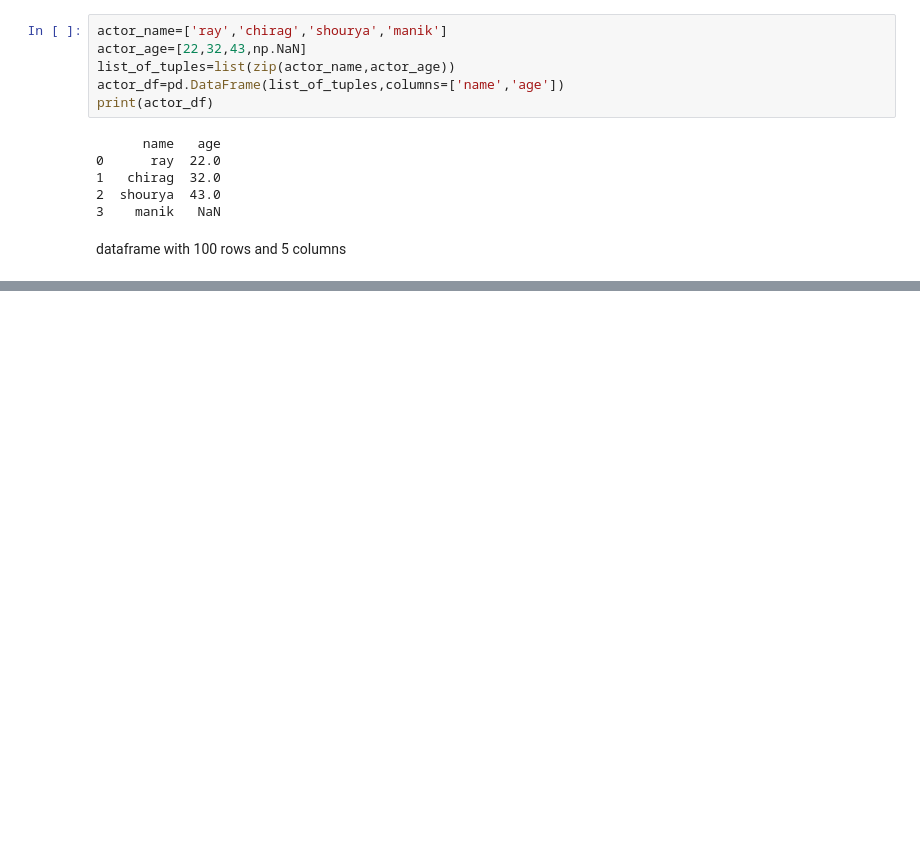
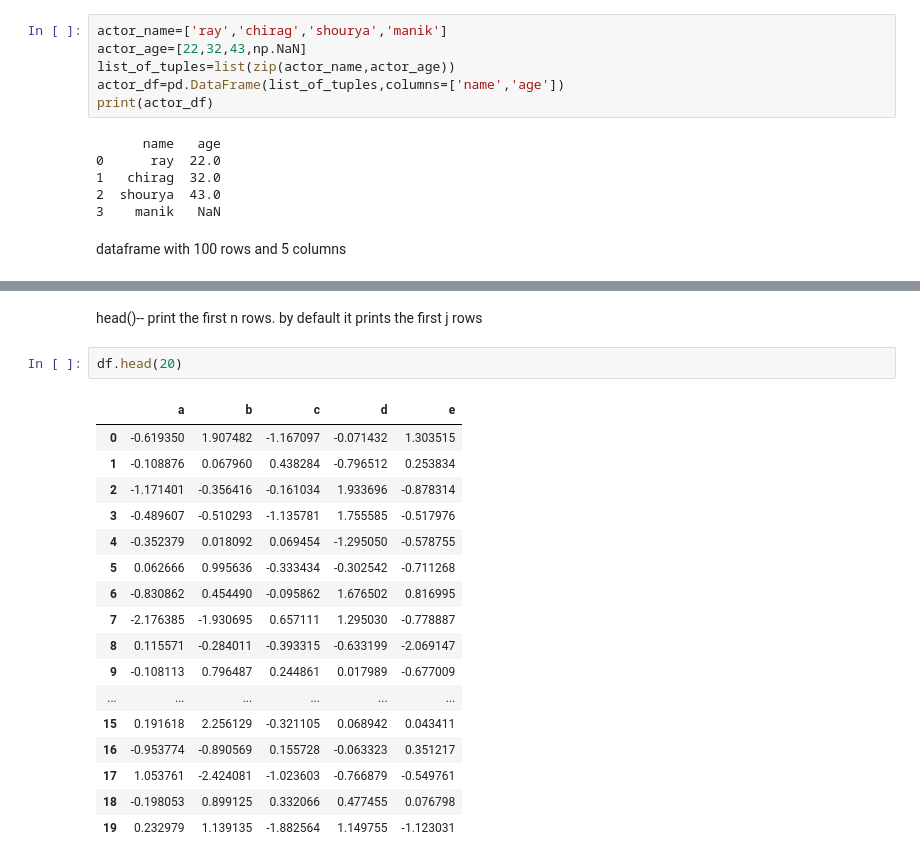
Before and after one commit to chiragguptx/data-science, a Jupyter notebook: pandas.ipynb, the cells around one changed output, grey strips where cells are left out. Cells and saved outputs as stored; diff of their text form; blank space fills up the shorter version.

```diff
--- a/pandas.ipynb
+++ b/pandas.ipynb
@@ -138,2 +138,24 @@ print(df)
 
 [100 rows x 5 columns]
+# %% [markdown]
+head()-- print the first n rows. by default it prints the first j rows
+# %%
+df.head(20)
+# %% [output]
+|  | a | b | c | d | e |
+| 0 | -0.619350 | 1.907482 | -1.167097 | -0.071432 | 1.303515 |
+| 1 | -0.108876 | 0.067960 | 0.438284 | -0.796512 | 0.253834 |
+| 2 | -1.171401 | -0.356416 | -0.161034 | 1.933696 | -0.878314 |
+| 3 | -0.489607 | -0.510293 | -1.135781 | 1.755585 | -0.517976 |
+| 4 | -0.352379 | 0.018092 | 0.069454 | -1.295050 | -0.578755 |
+| 5 | 0.062666 | 0.995636 | -0.333434 | -0.302542 | -0.711268 |
+| 6 | -0.830862 | 0.454490 | -0.095862 | 1.676502 | 0.816995 |
+| 7 | -2.176385 | -1.930695 | 0.657111 | 1.295030 | -0.778887 |
+| 8 | 0.115571 | -0.284011 | -0.393315 | -0.633199 | -2.069147 |
+| 9 | -0.108113 | 0.796487 | 0.244861 | 0.017989 | -0.677009 |
+| ... | ... | ... | ... | ... | ... |
+| 15 | 0.191618 | 2.256129 | -0.321105 | 0.068942 | 0.043411 |
+| 16 | -0.953774 | -0.890569 | 0.155728 | -0.063323 | 0.351217 |
+| 17 | 1.053761 | -2.424081 | -1.023603 | -0.766879 | -0.549761 |
+| 18 | -0.198053 | 0.899125 | 0.332066 | 0.477455 | 0.076798 |
+| 19 | 0.232979 | 1.139135 | -1.882564 | 1.149755 | -1.123031 |
```
Also changed, not shown: parts of 10 cells of this notebook.
